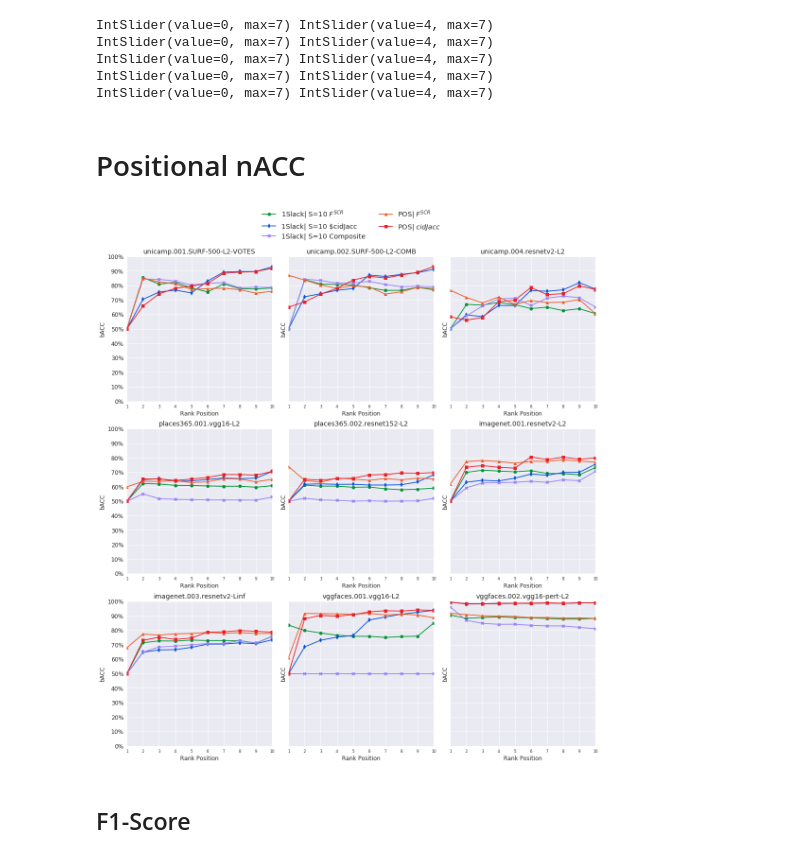
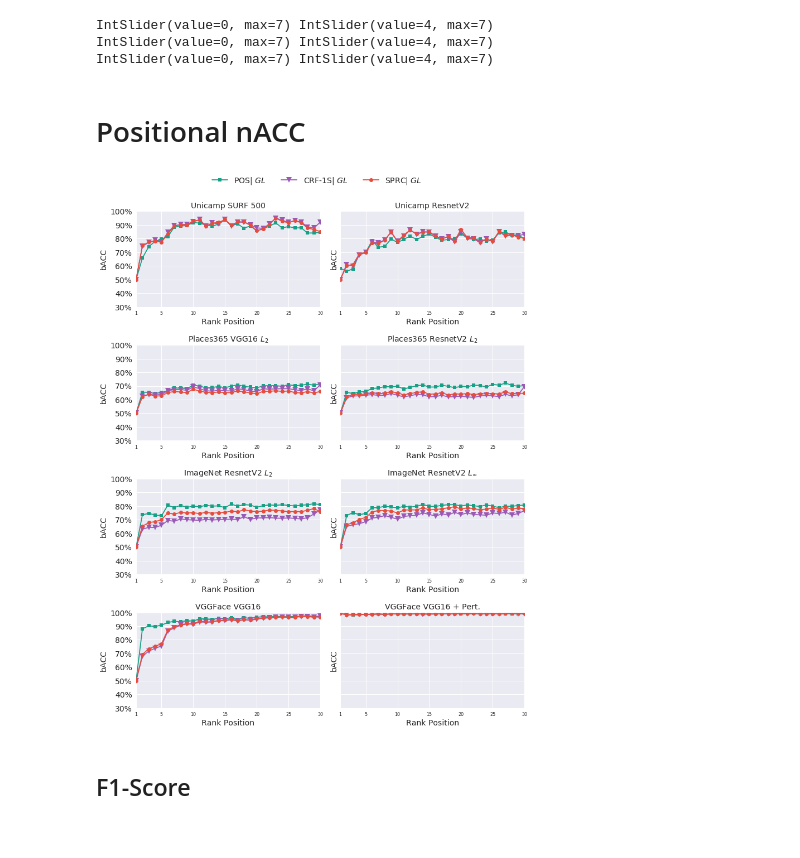
Before and after one commit to alberto-oliveira/ret-mr-learning, a Jupyter notebook: source/notebooks/irp_evaluation.v5.ipynb, the cells around one changed output. Drawn from its saved outputs; the diff is of its cells as text; code cells hidden in the pictures.

```diff
--- a/source/notebooks/irp_evaluation.v5.ipynb
+++ b/source/notebooks/irp_evaluation.v5.ipynb
@@ -293,13 +363,15 @@ def get_optimal(gt, s, k):
     return optimal
 # %%
 pathcfg = cfgloader("/home/alberto/phD/projects/performance_prediction/ret-mr-learning/source/path_2.cfg")
-evalcfg = cfgloader("/home/alberto/phD/projects/performance_prediction/ret-mr-learning/source/evalcfg/thesis/0000.test_eval.cfg")
-outdir = "/home/alberto/phD/projects/performance_prediction/ret-mr-learning/results/thesis/subset_scheme-s/"
-dname = os.path.basename(outdir[:-1])
+evalcfg = cfgloader("/home/alberto/phD/projects/performance_prediction/ret-mr-learning/source/evalcfg/thesis/0009.eval_sl_k30.cfg")
+outfolder = evalcfg.get('DEFAULT', 'outfolder')
+outdir = "/home/alberto/phD/projects/performance_prediction/ret-mr-learning/results/thesis/{0:s}/".format(outfolder)
+safe_create_dir(outdir)
+dname = outfolder
 barfigsize=(20, 8)
 linefigsize=(15, 15)
-titleargs=dict(fontsize=14, horizontalalignment='center')
-k = 10
+titleargs=dict(fontsize=18, horizontalalignment='center')
+k = 30
 s = 0
 # %%
 results = OrderedDict()
@@ -314,7 +386,7 @@ optimal = dict()
 #keys = ['imagenet_001', 'imagenet_002', 'imagenet_003']
 
 
-keys = ['unicamp_001', 'unicamp_002', 'unicamp_004']
+keys = ['unicamp_001', 'unicamp_004']
 keys += ['places365_001', 'places365_002']
 keys += ['imagenet_001', 'imagenet_003']
 keys += ['vggfaces_001', 'vggfaces_002']
@@ -418,8 +488,6 @@ for m in methods:
 IntSlider(value=0, max=7) IntSlider(value=4, max=7)
 IntSlider(value=0, max=7) IntSlider(value=4, max=7)
 IntSlider(value=0, max=7) IntSlider(value=4, max=7)
-IntSlider(value=0, max=7) IntSlider(value=4, max=7)
-IntSlider(value=0, max=7) IntSlider(value=4, max=7)
 # %% [markdown]
 # Positional nACC
 # %%
@@ -430,8 +498,8 @@ elif n > 3 and n < 6:
     rows = 2
     cols = 3
 else:
-    rows = 3
-    cols = 3
+    rows = 4
+    cols = 2
 
 if rows == 1:
     tadj = 0.77
@@ -439,57 +507,60 @@ elif rows == 2:
     tadj = 0.87
 elif rows == 3:
     tadj = 0.96
+elif rows == 4:
+    tadj = 0.93
 
 fig, axes = plt.subplots(rows, cols, sharey=True)
 try:
     axes = axes.reshape(-1)
 except AttributeError:
     axes = [axes]
-fig.set_size_inches((5*cols, 5.5*rows))
+fig.set_size_inches((5.5*cols, 3.5*rows))
 
 leg_labels = []
 leg_handles = []
 
 for i, key in enumerate(keys):
-    axes[i].set_title("{0:s}".format(exp_aliases[key]), fontdict=titleargs)
+    axes[i].set_title("{0:s}".format(exp_aliases[key]), fontdict=dict(fontsize=14, horizontalalignment='center'))
 
     for m in methods:
 
         if labels[m] not in leg_labels:
             leg_labels.append(labels[m])
 
         x = np.arange(1+s, k+1)
         y = np.mean(results[key][m][0], axis=0)
         e = np.std(results[key][m][0], axis=0)
 
         h = draw_eval_curve(x, y, e, 'Rank Position', 'bACC', colors[m], axes[i], **drawargs[m])
         if i == 0:
             leg_handles.append(h[0])
 
-    #axes[i].set_xticks([1] + [x for x in np.arange(5, x.size+1, 5)])
-    #axes[i].set_xticklabels(["1"] + ["{0:d}".format(x) for x in np.arange(5, k + 1, 5)], fontdict=dict(fontsize=8))
+    if k > 10:
+        axes[i].set_xticks([1] + [x for x in np.arange(5, x.size+1, 5)])
+        axes[i].set_xticklabels(["1"] + ["{0:d}".format(x) for x in np.arange(5, k + 1, 5)], fontdict=dict(fontsize=8))
 
 for j in range(i+1, len(axes)):
     axes[j].axis('off')
 
 
 dset = key.split('_')[0]
 dset = 'all'
 
-if len(methods) <= 3:
-    tadj -= 0.06
-    leg_c = 1
+if len(methods) % 2 == 0:
+    tadj -= 0.01
+    leg_c = int(len(methods)/2)
 else:
-    tadj -= 0.05
-    leg_c = 2
+    tadj -= 0.0001
+    leg_c = len(methods)
 
 fig.legend(leg_handles, leg_labels, fancybox=True, shadow=True, loc='upper center', bbox_to_anchor=[0.5, 1.], ncol=leg_c,
-           fontsize='large')
+           fontsize=14)
 fig.tight_layout()
-plt.subplots_adjust(top=tadj)
-#plt.savefig('{0:s}/{1:s}_{2:s}_top{3:d}_bACC.pdf'.format(outdir, dset, dname, k), dpi=300)
+plt.subplots_adjust(top=tadj, hspace=0.4)
+plt.savefig('{0:s}/{1:s}_{2:s}_top{3:d}_bACC.pdf'.format(outdir, dset, dname, k), dpi=300)
 # %% [output]
-[figure, old version]
+[figure, new version]
 # %% [markdown]
 ## F1-Score
 # %% [markdown]
```
Also changed, not shown: parts of 8 cells of this notebook, 21 other files.
